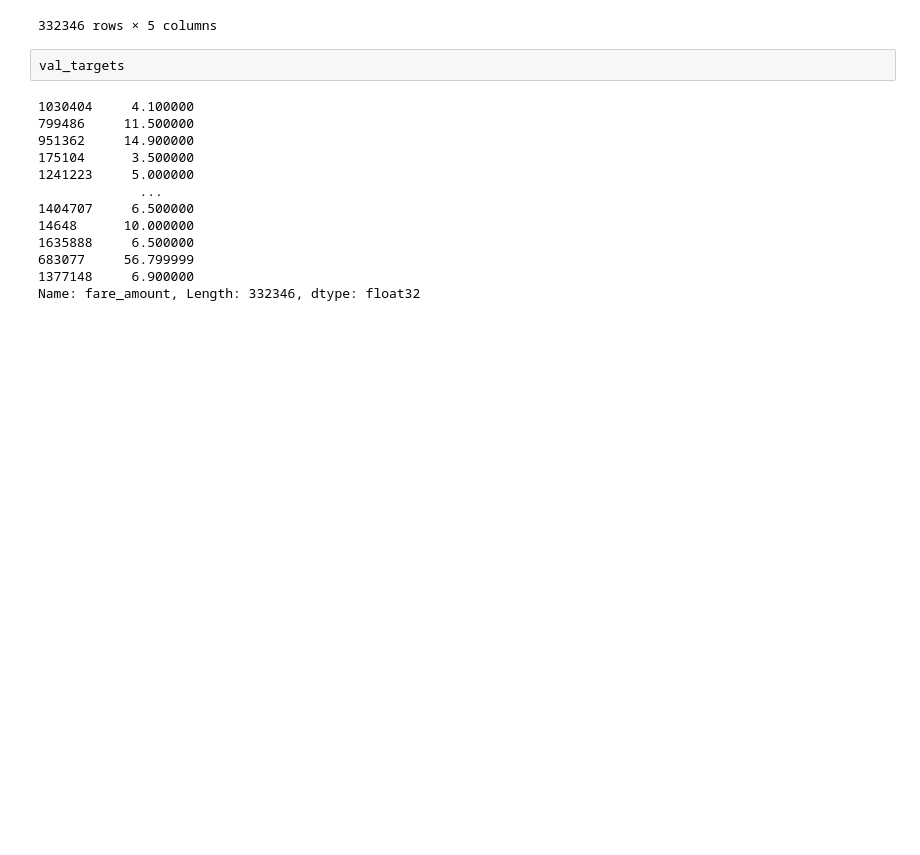
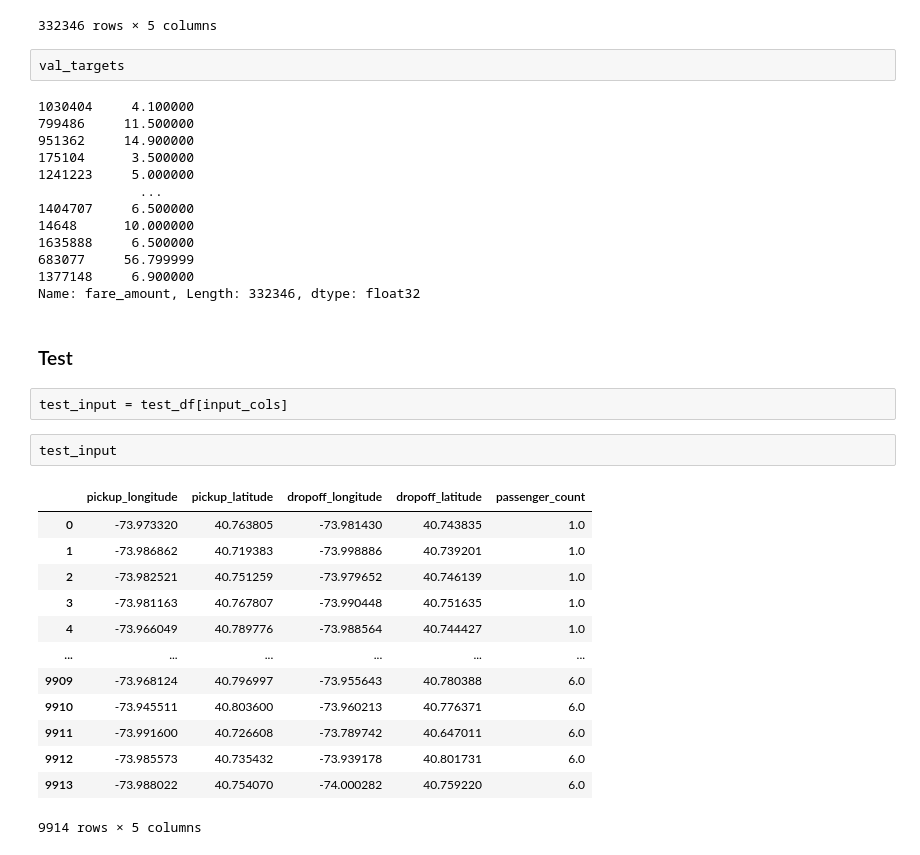
Before and after one commit to programeralebrije/MachineLearningNYtaxi, a Jupyter notebook: new_york_taxi_fare_predictions.ipynb, the cells around one changed output. Drawn from its saved outputs; the diff is of its cells as text; blank space fills up the shorter version.

```diff
--- a/new_york_taxi_fare_predictions.ipynb
+++ b/new_york_taxi_fare_predictions.ipynb
@@ -619,3 +619,23 @@ val_targets
 683077     56.799999
 1377148     6.900000
 Name: fare_amount, Length: 332346, dtype: float32
+# %% [markdown]
+### Test
+# %%
+test_input = test_df[input_cols]
+# %%
+test_input
+# %% [output]
+|  | pickup_longitude | pickup_latitude | dropoff_longitude | dropoff_latitude | passenger_count |
+| 0 | -73.973320 | 40.763805 | -73.981430 | 40.743835 | 1.0 |
+| 1 | -73.986862 | 40.719383 | -73.998886 | 40.739201 | 1.0 |
+| 2 | -73.982521 | 40.751259 | -73.979652 | 40.746139 | 1.0 |
+| 3 | -73.981163 | 40.767807 | -73.990448 | 40.751635 | 1.0 |
+| 4 | -73.966049 | 40.789776 | -73.988564 | 40.744427 | 1.0 |
+| ... | ... | ... | ... | ... | ... |
+| 9909 | -73.968124 | 40.796997 | -73.955643 | 40.780388 | 6.0 |
+| 9910 | -73.945511 | 40.803600 | -73.960213 | 40.776371 | 6.0 |
+| 9911 | -73.991600 | 40.726608 | -73.789742 | 40.647011 | 6.0 |
+| 9912 | -73.985573 | 40.735432 | -73.939178 | 40.801731 | 6.0 |
+| 9913 | -73.988022 | 40.754070 | -74.000282 | 40.759220 | 6.0 |
+9914 rows × 5 columns
```
Also changed, not shown: parts of 53 cells of this notebook.
